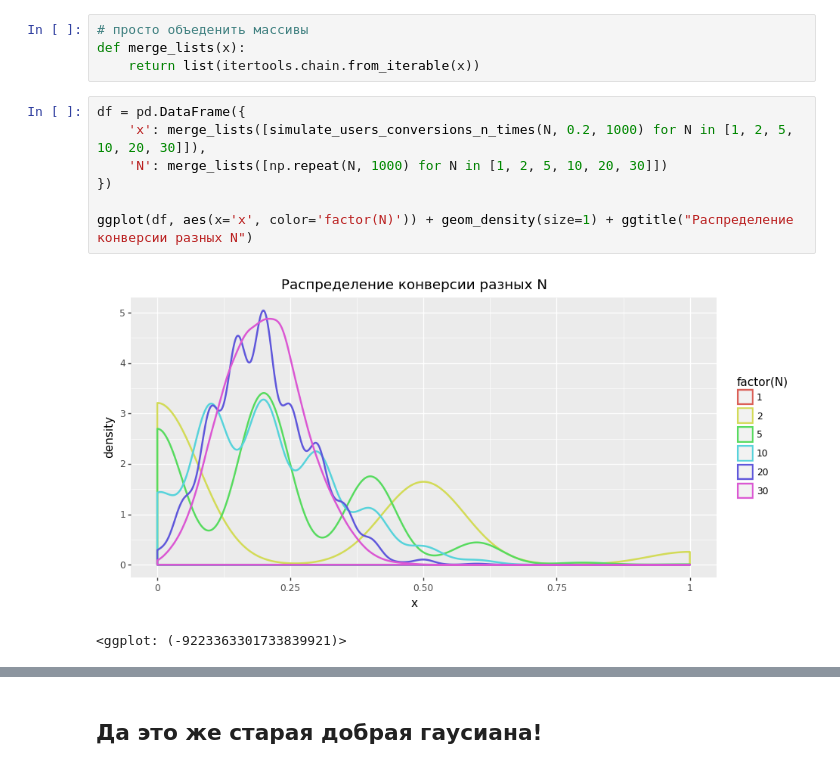
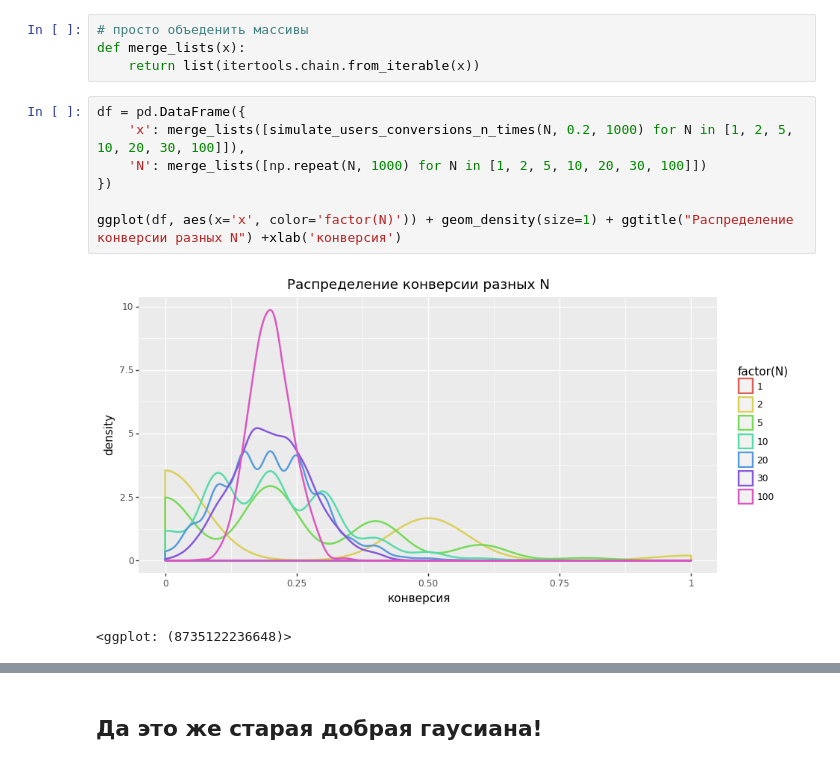
Before and after one commit to dmitriyshashkin/ods_lection, a Jupyter notebook: ods.ipynb, the cells around one changed output, grey strips where cells are left out. Cells and saved outputs as stored; diff of their text form.

```diff
--- a/ods.ipynb
+++ b/ods.ipynb
@@ -74,12 +74,12 @@ def merge_lists(x):
     return list(itertools.chain.from_iterable(x))
 # %%
 df = pd.DataFrame({
-    'x': merge_lists([simulate_users_conversions_n_times(N, 0.2, 1000) for N in [1, 2, 5, 10, 20, 30]]),
-    'N': merge_lists([np.repeat(N, 1000) for N in [1, 2, 5, 10, 20, 30]])
+    'x': merge_lists([simulate_users_conversions_n_times(N, 0.2, 1000) for N in [1, 2, 5, 10, 20, 30, 100]]),
+    'N': merge_lists([np.repeat(N, 1000) for N in [1, 2, 5, 10, 20, 30, 100]])
 })
 
-ggplot(df, aes(x='x', color='factor(N)')) + geom_density(size=1) + ggtitle("Распределение конверсии разных N")
+ggplot(df, aes(x='x', color='factor(N)')) + geom_density(size=1) + ggtitle("Распределение конверсии разных N") +xlab('конверсия')
 # %% [output]
-[figure, old version]
+[figure, new version]
-<ggplot: (-9223363301733839921)>
+<ggplot: (8735122236648)>
 # %% [markdown]
```
Also changed, not shown: parts of 16 cells of this notebook.
